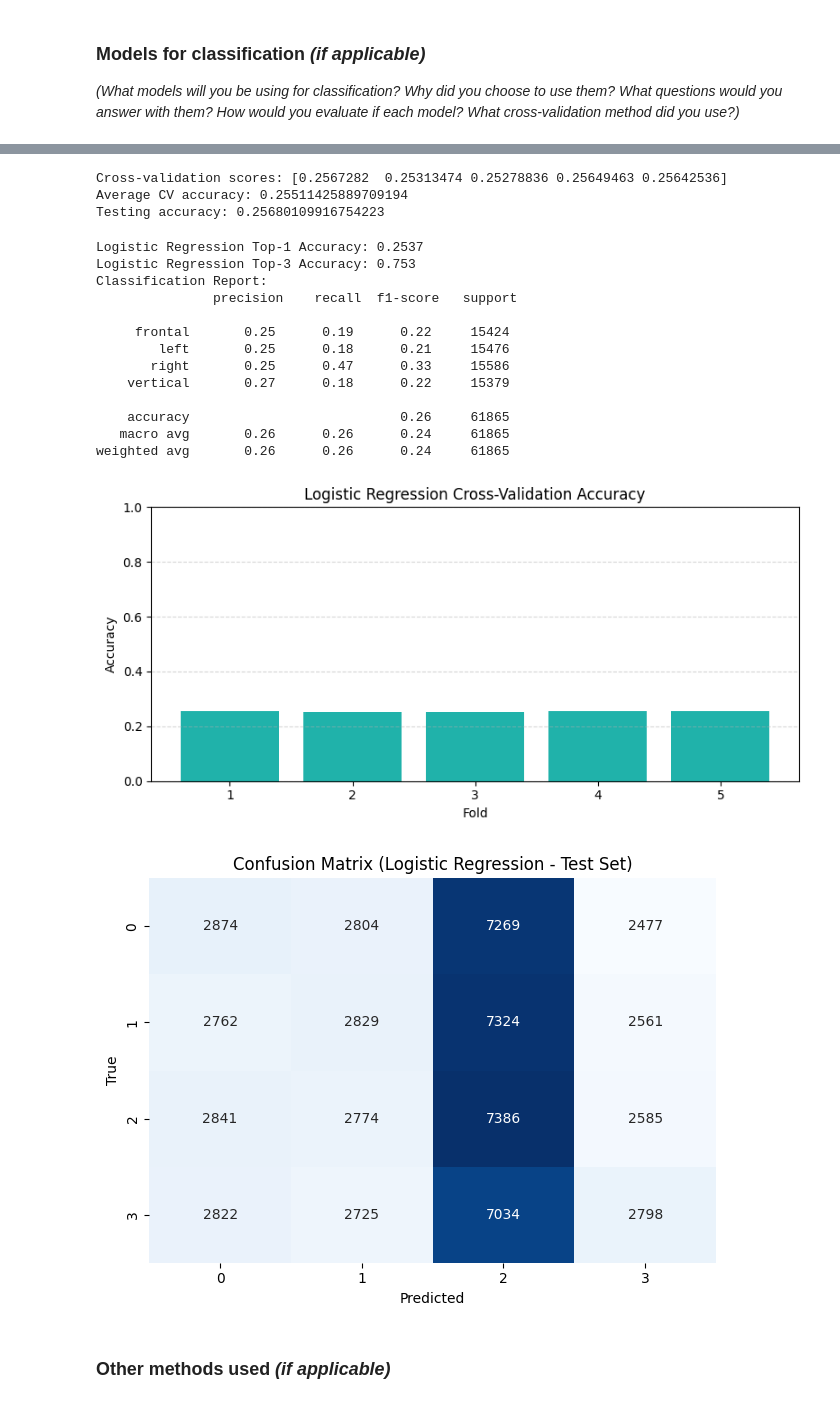
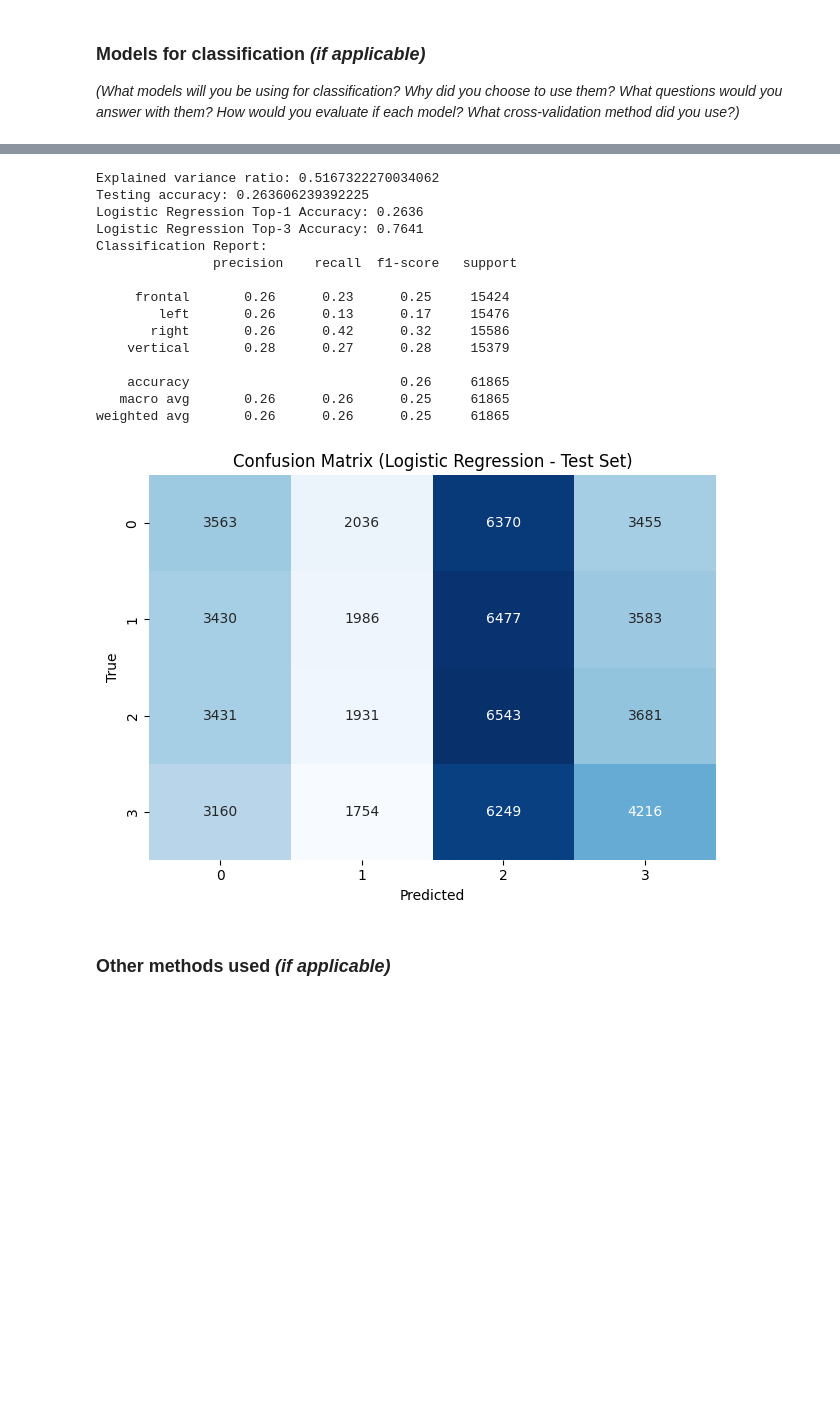
Before and after one commit to sthuy9804/cmse381-final-project, a Jupyter notebook: ProjectTemplate.ipynb, the cells around one changed output, grey strips where cells are left out. Drawn from its saved outputs; the diff is of its cells as text; code cells hidden in the pictures; blank space fills up the shorter version.

Commit message:
PCA on Logistic Regression Model - Feedforward NN (no PCA) - Feedforward NN (PCA)

```diff
--- a/ProjectTemplate.ipynb
+++ b/ProjectTemplate.ipynb
@@ -210,7 +227,7 @@ method. It will be introduced in the dimensionality reduction section.
 
 # print("Explained variance ratio:", pca.explained_variance_ratio_.sum())
 # %%
-X_train, X_test, y_train, y_test = train_test_split(X, y, test_size=0.3, random_state=42)
+X_train, X_test, y_train, y_test = train_test_split(X_features, y, test_size=0.3, random_state=42)
 
 from sklearn.preprocessing import StandardScaler
 scaler = StandardScaler()
@@ -219,10 +236,3 @@ X_test_scale = scaler.transform(X_test)
 # %% [markdown]
 ### Models for classification _(if applicable)_
 _(What models will you be using for classification? Why did you choose to use them? What questions would you answer with them? How would you evaluate if each model? What cross-validation method did you use?)_
-# %%
-if isinstance(y, pd.DataFrame):
-    y = y.iloc[:, 0]
-
-logreg = LogisticRegression(max_iter=1000, solver='lbfgs')
-cv_scores = cross_val_score(logreg, X_train_scale, y_train, cv=5, n_jobs=-1)
-logreg.fit(X_train_scale, y_train)
@@ -231,15 +280,22 @@ LogisticRegression(max_iter=1000)
 # %%
-y_pred = logreg.predict(X_test_scale)
+pca = PCA(n_components=best_n)
+X_train_pca = pca.fit_transform(X_train_scale)
+X_test_pca = pca.transform(X_test_scale)
 
-print("Cross-validation scores:", cv_scores)
-print("Average CV accuracy:", np.mean(cv_scores))
+print("Explained variance ratio:", pca.explained_variance_ratio_.sum())
+
+logreg = LogisticRegression(max_iter=1000, solver='lbfgs').fit(X_train_pca, y_train)
+y_pred = logreg.predict(X_test_pca)
+
+# print("Cross-validation scores:", cv_scores)
+# print("Average CV accuracy:", np.mean(cv_scores))
 test_acc = accuracy_score(y_test, y_pred)
 print("Testing accuracy:", test_acc)
 
 from sklearn.metrics import top_k_accuracy_score
 
 # Get class probabilities from the model
-y_proba = logreg.predict_proba(X_test)
+y_proba = logreg.predict_proba(X_test_pca)
 top1 = top_k_accuracy_score(y_test, y_proba, k=1)
 top3 = top_k_accuracy_score(y_test, y_proba, k=3)
 
@@ -248,45 +304,43 @@ print("Logistic Regression Top-3 Accuracy:", round(top3, 4))
 
 print("Classification Report:\n", classification_report(y_test, y_pred))
 # %% [output]
-Cross-validation scores: [0.2567282  0.25313474 0.25278836 0.25649463 0.25642536]
-Average CV accuracy: 0.25511425889709194
-Testing accuracy: 0.25680109916754223
+Explained variance ratio: 0.5167322270034062
+Testing accuracy: 0.263606239392225
+Logistic Regression Top-1 Accuracy: 0.2636
+Logistic Regression Top-3 Accuracy: 0.7641
+Classification Report:
+               precision    recall  f1-score   support
+
+     frontal       0.26      0.23      0.25     15424
+        left       0.26      0.13      0.17     15476
+       right       0.26      0.42      0.32     15586
+    vertical       0.28      0.27      0.28     15379
+
+    accuracy                           0.26     61865
+   macro avg       0.26      0.26      0.25     61865
+weighted avg       0.26      0.26      0.25     61865
-Logistic Regression Top-1 Accuracy: 0.2537
-Logistic Regression Top-3 Accuracy: 0.753
-Classification Report:
-               precision    recall  f1-score   support
-
-     frontal       0.25      0.19      0.22     15424
-        left       0.25      0.18      0.21     15476
-       right       0.25      0.47      0.33     15586
-    vertical       0.27      0.18      0.22     15379
-
-    accuracy                           0.26     61865
-   macro avg       0.26      0.26      0.24     61865
-weighted avg       0.26      0.26      0.24     61865
 # %%
-#Plots
-plt.figure(figsize=(8, 4))
-plt.bar(range(1, 6), cv_scores, color='lightseagreen')
-plt.ylim(0, 1)
-plt.title("Logistic Regression Cross-Validation Accuracy")
-plt.xlabel("Fold")
-plt.ylabel("Accuracy")
-plt.grid(axis='y', linestyle='--', alpha=0.5)
-plt.tight_layout()
-plt.show()
+# #Plots
+# plt.figure(figsize=(8, 4))
+# plt.bar(range(1, 6), cv_scores, color='lightseagreen')
+# plt.ylim(0, 1)
+# plt.title("Logistic Regression Cross-Validation Accuracy")
+# plt.xlabel("Fold")
+# plt.ylabel("Accuracy")
+# plt.grid(axis='y', linestyle='--', alpha=0.5)
+# plt.tight_layout()
+# plt.show()
 
 # Confusion matrix
 cm = confusion_matrix(y_test, y_pred)
 sns.heatmap(cm, annot=True, fmt='d', cmap='Blues', cbar=False)
 plt.title("Confusion Matrix (Logistic Regression - Test Set)")
 plt.xlabel("Predicted")
 plt.ylabel("True")
 plt.tight_layout()
 plt.show()
 # %% [output]
-[figure, old version]
+[figure, new version]
-[figure, removed]
 # %% [markdown]
 ### Other methods used _(if applicable)_
 # %%
```
Also changed, not shown: parts of 25 cells of this notebook.
